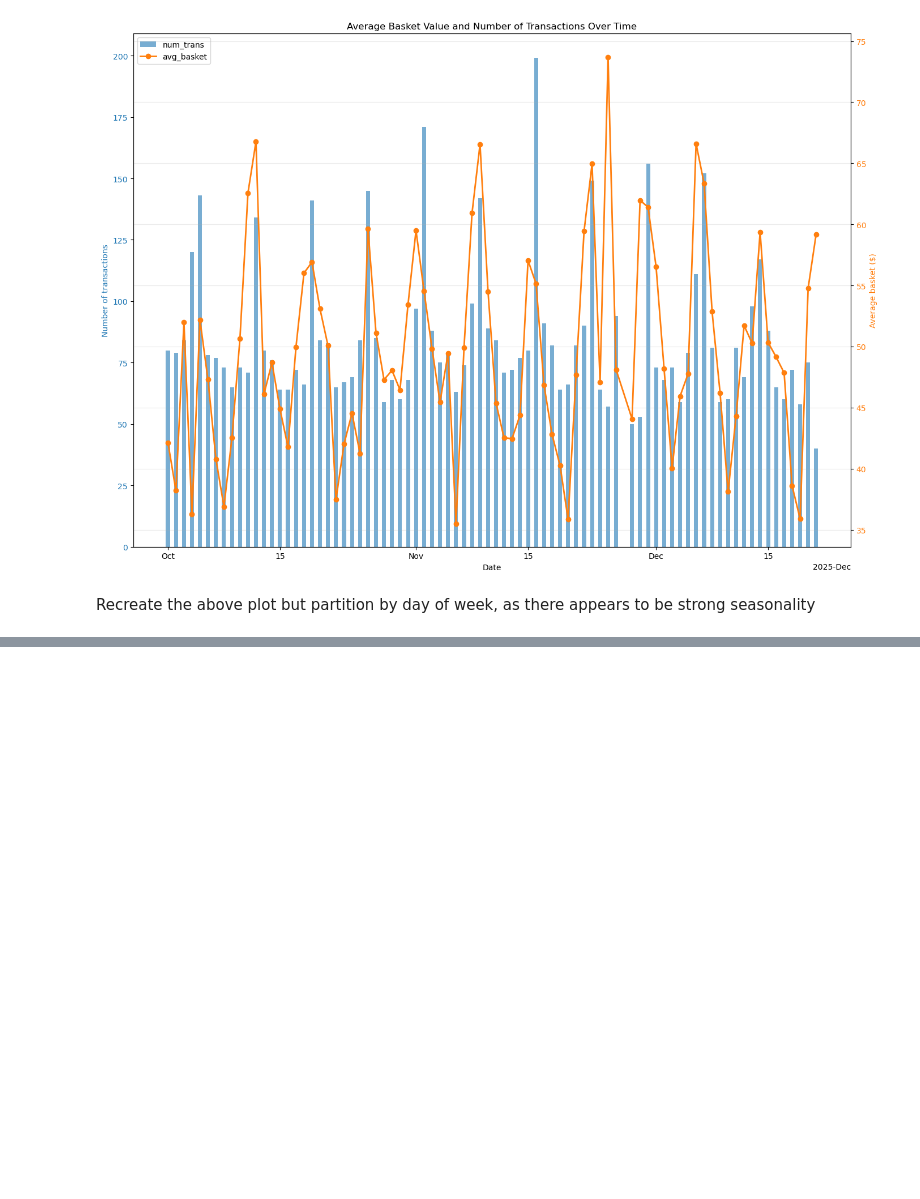
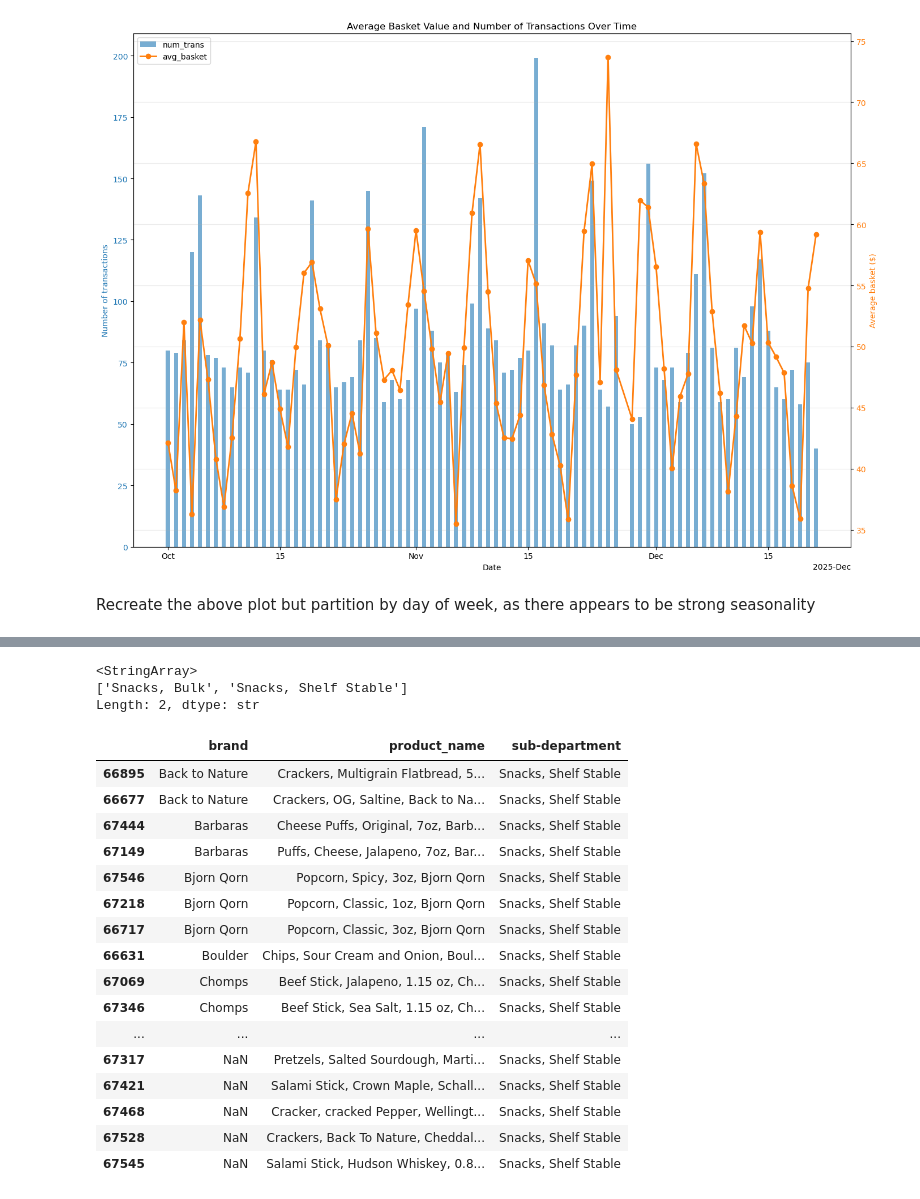
Before and after one commit to calleja/merchAnalysis, a Jupyter notebook: cart_analysis/cart_analysis.ipynb, the cells around one changed output, grey strips where cells are left out. Drawn from its saved outputs; the diff is of its cells as text; code cells hidden in the pictures; blank space fills up the shorter version.

```diff
--- a/cart_analysis/cart_analysis.ipynb
+++ b/cart_analysis/cart_analysis.ipynb
@@ -259,0 +198,4 @@ plt.show()
+# %%
+df = pd.read_csv('./Items with cost(2).csv')
+df = df_transforms.clean_df(df)
+df = df_transforms.subset_shopping(df)
@@ -259,0 +292,26 @@ plt.show()
+# %%
+df['sub-department'][df['sub-department'].str.contains('Snacks')].unique()
+# %% [output]
+<StringArray>
+['Snacks, Bulk', 'Snacks, Shelf Stable']
+Length: 2, dtype: str
+# %%
+df.loc[df['sub-department']== 'Snacks, Shelf Stable',['brand', 'product_name', 'sub-department']].drop_duplicates().sort_values('brand')
+# %% [output]
+|  | brand | product_name | sub-department |
+| 66895 | Back to Nature | Crackers, Multigrain Flatbread, 5... | Snacks, Shelf Stable |
+| 66677 | Back to Nature | Crackers, OG, Saltine, Back to Na... | Snacks, Shelf Stable |
+| 67444 | Barbaras | Cheese Puffs, Original, 7oz, Barb... | Snacks, Shelf Stable |
+| 67149 | Barbaras | Puffs, Cheese, Jalapeno, 7oz, Bar... | Snacks, Shelf Stable |
+| 67546 | Bjorn Qorn | Popcorn, Spicy, 3oz, Bjorn Qorn | Snacks, Shelf Stable |
+| 67218 | Bjorn Qorn | Popcorn, Classic, 1oz, Bjorn Qorn | Snacks, Shelf Stable |
+| 66717 | Bjorn Qorn | Popcorn, Classic, 3oz, Bjorn Qorn | Snacks, Shelf Stable |
+| 66631 | Boulder | Chips, Sour Cream and Onion, Boul... | Snacks, Shelf Stable |
+| 67069 | Chomps | Beef Stick, Jalapeno, 1.15 oz, Ch... | Snacks, Shelf Stable |
+| 67346 | Chomps | Beef Stick, Sea Salt, 1.15 oz, Ch... | Snacks, Shelf Stable |
+| ... | ... | ... | ... |
+| 67317 | NaN | Pretzels, Salted Sourdough, Marti... | Snacks, Shelf Stable |
+| 67421 | NaN | Salami Stick, Crown Maple, Schall... | Snacks, Shelf Stable |
+| 67468 | NaN | Cracker, cracked Pepper, Wellingt... | Snacks, Shelf Stable |
+| 67528 | NaN | Crackers, Back To Nature, Cheddal... | Snacks, Shelf Stable |
+| 67545 | NaN | Salami Stick, Hudson Whiskey, 0.8... | Snacks, Shelf Stable |
```
Also changed, not shown: parts of 22 cells of this notebook, 3 other files.
